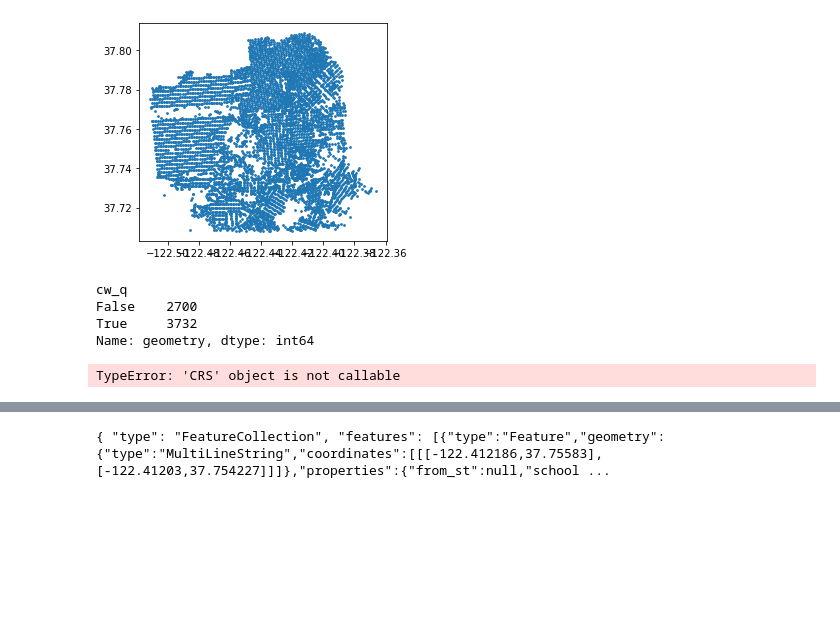
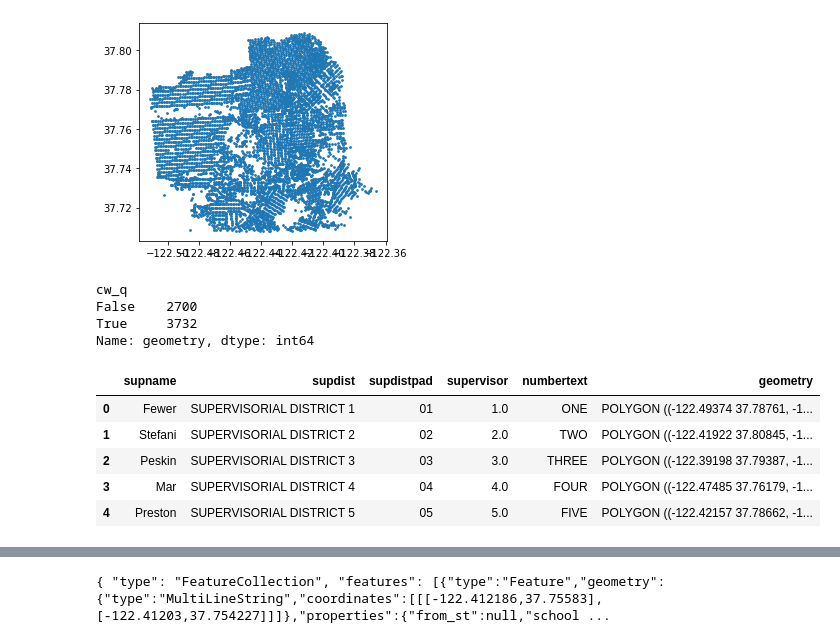
Before and after one commit to hua-mike/cp255-project, a Jupyter notebook: cp255-project-nb.ipynb, the cells around one changed output, grey strips where cells are left out. Saved outputs shown, nothing was run; the diff lists cells and outputs as text; code cells hidden in the pictures; blank space fills up the shorter version.

```diff
--- a/cp255-project-nb.ipynb
+++ b/cp255-project-nb.ipynb
@@ -51,5 +51,11 @@ Name: geometry, dtype: int64
 # %%
 districts = gpd.read_file('https://data.sfgov.org/api/geospatial/keex-zmn4?method=export&format=Shapefile')
 districts.head()
+districts = districts.to_crs(4326)
 # %% [output]
-TypeError: 'CRS' object is not callable
+|  | supname | supdist | supdistpad | supervisor | numbertext | geometry |
+| 0 | Fewer | SUPERVISORIAL DISTRICT 1 | 01 | 1.0 | ONE | POLYGON ((-122.49374 37.78761, -1... |
+| 1 | Stefani | SUPERVISORIAL DISTRICT 2 | 02 | 2.0 | TWO | POLYGON ((-122.41922 37.80845, -1... |
+| 2 | Peskin | SUPERVISORIAL DISTRICT 3 | 03 | 3.0 | THREE | POLYGON ((-122.39198 37.79387, -1... |
+| 3 | Mar | SUPERVISORIAL DISTRICT 4 | 04 | 4.0 | FOUR | POLYGON ((-122.47485 37.76179, -1... |
+| 4 | Preston | SUPERVISORIAL DISTRICT 5 | 05 | 5.0 | FIVE | POLYGON ((-122.42157 37.78662, -1... |
```
Also changed, not shown: parts of 4 cells of this notebook.
